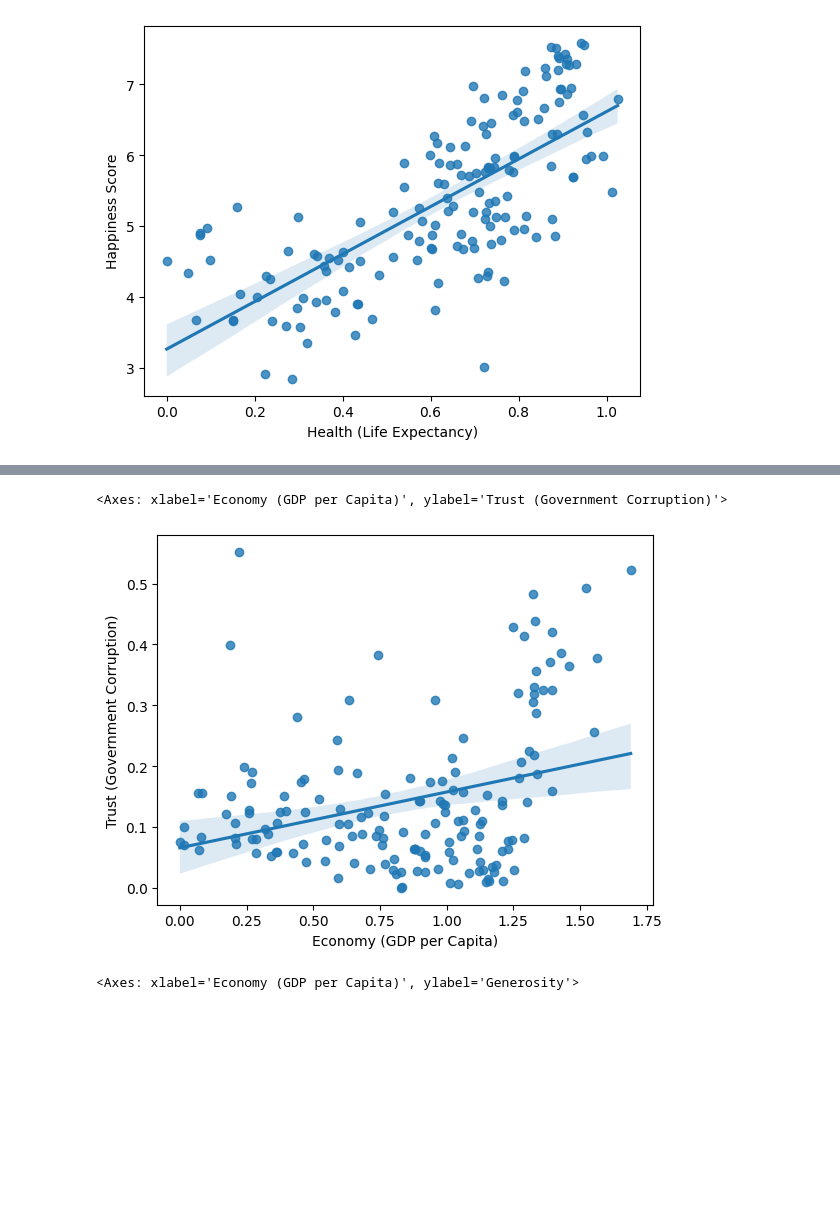
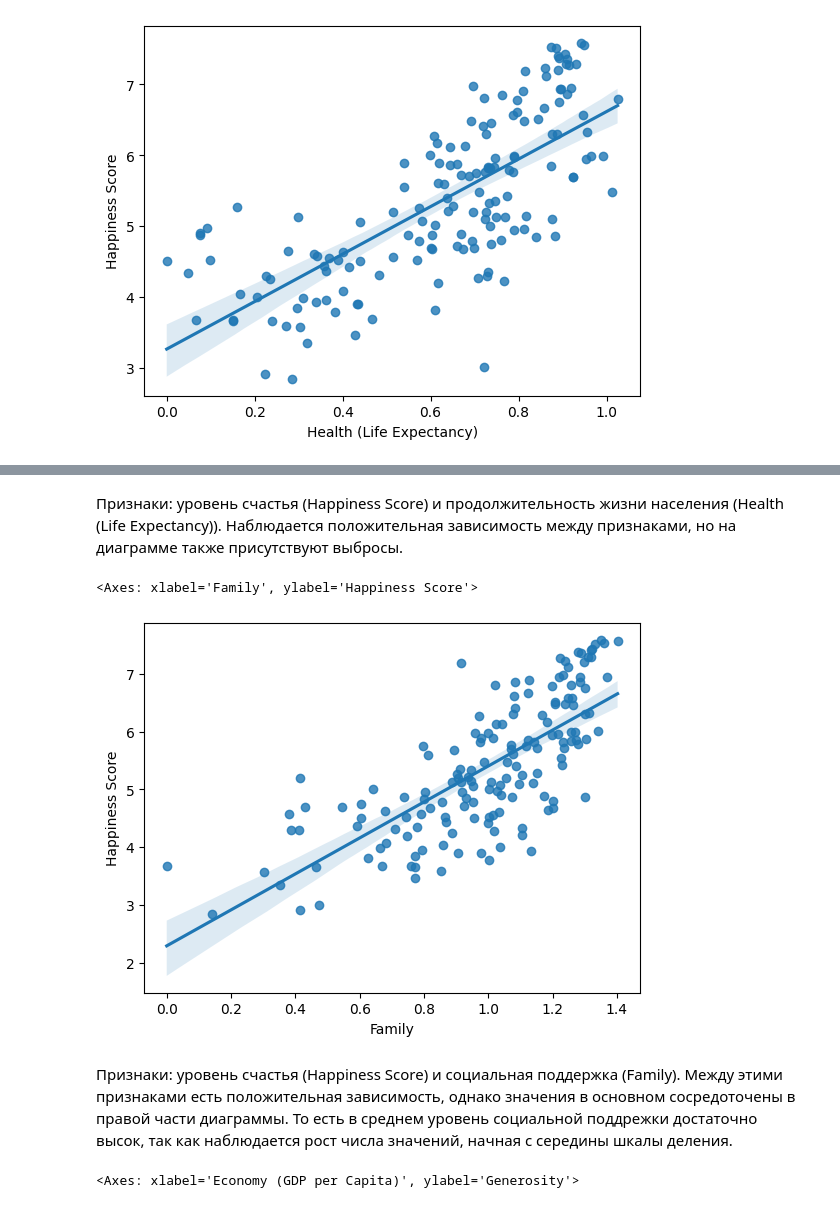
Before and after one commit to coretlwww/analysis_whr, a Jupyter notebook: notebooks/step_2.ipynb, the cells around one changed output, grey strips where cells are left out. Drawn from its saved outputs; the diff is of its cells as text; code cells hidden in the pictures; blank space fills up the shorter version.

```diff
--- a/notebooks/step_2.ipynb
+++ b/notebooks/step_2.ipynb
@@ -66,8 +65,12 @@ sns.regplot(x=data_2015['Happiness Score'], y=data_2015['Trust (Government Corru
-# %%
-sns.regplot(x=data_2015['Economy (GDP per Capita)'], y=data_2015['Trust (Government Corruption)'])
-# %% [output]
-<Axes: xlabel='Economy (GDP per Capita)', ylabel='Trust (Government Corruption)'>
-[figure, removed]
+# %% [markdown]
+Признаки: уровень счастья (Happiness Score) и продолжительность жизни населения (Health (Life Expectancy)). Наблюдается положительная зависимость между признаками, но на диаграмме также присутствуют выбросы.
+# %%
+sns.regplot(x=data_2015['Family'], y=data_2015['Happiness Score'])
+# %% [output]
+<Axes: xlabel='Family', ylabel='Happiness Score'>
+[figure, added]
+# %% [markdown]
+Признаки: уровень счастья (Happiness Score) и социальная поддержка (Family). Между этими признаками есть положительная зависимость, однако значения в основном сосредоточены в правой части диаграммы. То есть в среднем уровень социальной поддрежки достаточно высок, так как наблюдается рост числа значений, начная с середины шкалы деления.
 # %%
 sns.regplot(x=data_2015['Economy (GDP per Capita)'], y=data_2015['Generosity'])
 # %% [output]
```
Also changed, not shown: parts of 19 cells of this notebook.
